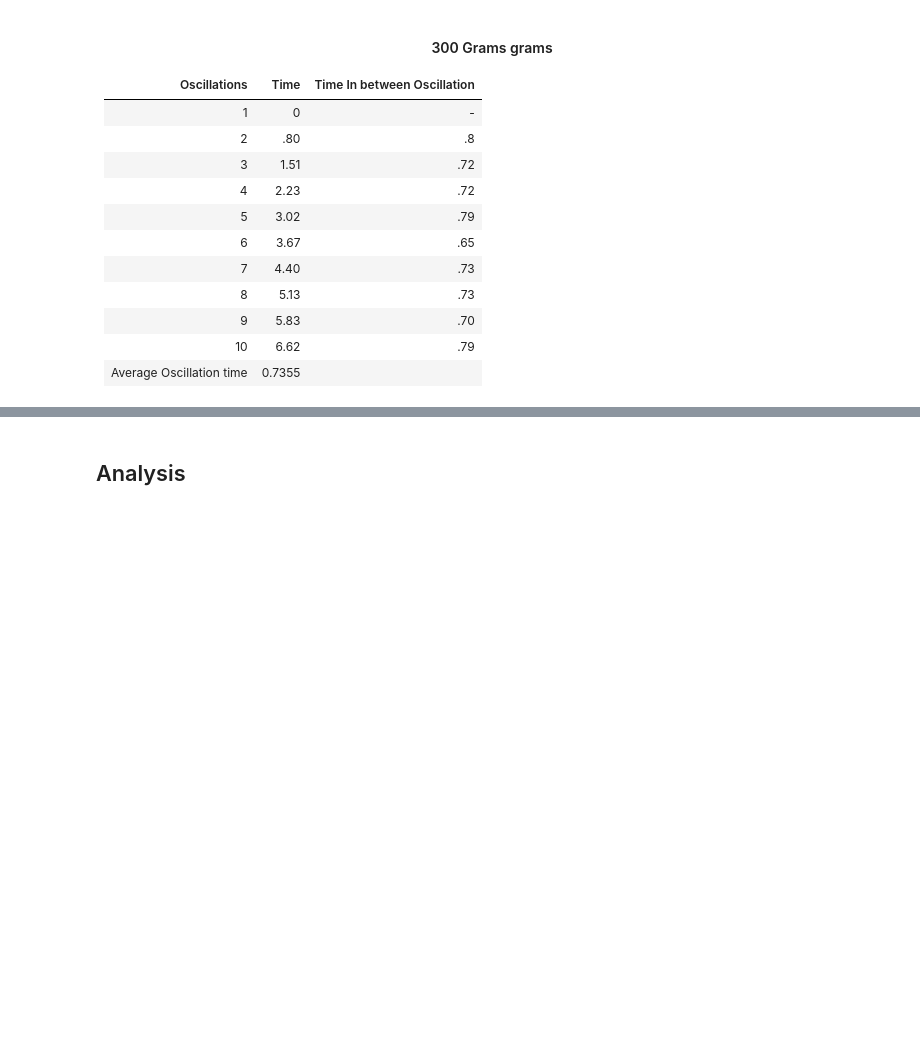
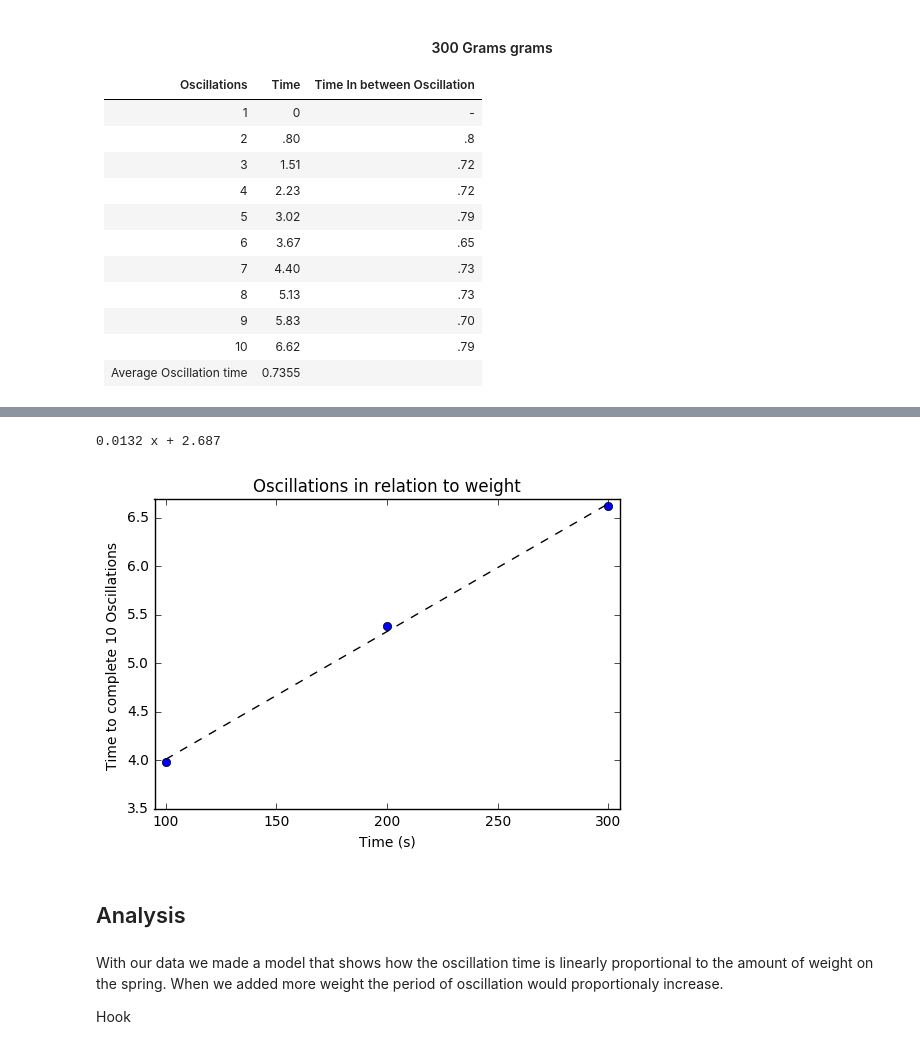
Before and after one commit to pbnator18/Labs, a Jupyter notebook: Spring Oscillation Lab.ipynb, the cells around one changed output, grey strips where cells are left out. Drawn from its saved outputs; the diff is of its cells as text; code cells hidden in the pictures; blank space fills up the shorter version.

```diff
--- a/Spring Oscillation Lab.ipynb
+++ b/Spring Oscillation Lab.ipynb
@@ -101,2 +102,35 @@ print(fit_fn)
+# %%
+%matplotlib inline
+
+import matplotlib.pyplot as plt
+
+
+plt.plot([100,200,300], [3.98,5.38,6.62], 'r.')
+plt.ylabel('Time to complete 10 Oscillations ')
+plt.xlabel('Time (s)')
+plt.title('Oscillations in relation to weight')
+plt.axis([50, 350, 0.2, 1])
+
+import numpy as np
+import matplotlib.pyplot as plt
+
+x = [100,200,300]
+y = [3.98,5.38,6.62]
+
+fit = np.polyfit(x,y,1)
+fit_fn = np.poly1d(fit)
+
+plt.plot(x,y, 'bo', x, fit_fn(x), '--k')
+plt.xlim(95, 305)
+plt.ylim(3.5, 6.7)
+
+print(fit_fn)
+# %% [output]
+0.0132 x + 2.687
+[figure, added]
 # %% [markdown]
 ## Analysis
+# %% [markdown]
+With our data we made a model that shows how the oscillation time is linearly proportional to the amount of weight on the spring. When we added more weight the period of oscillation would proportionaly increase.
+
+Hook
```
Also changed, not shown: parts of 6 cells of this notebook.
